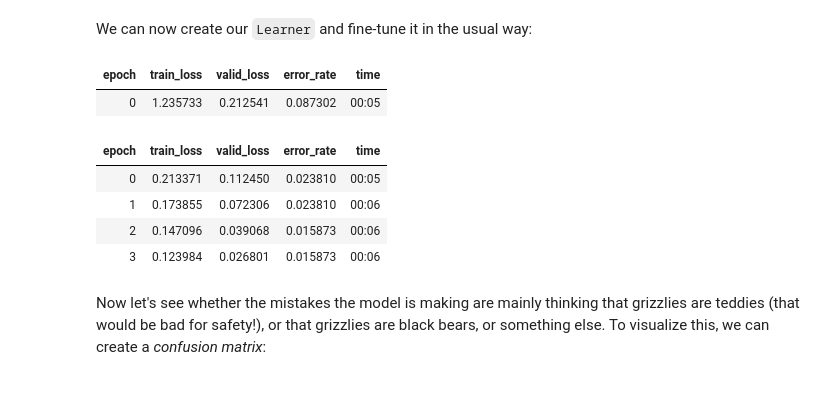
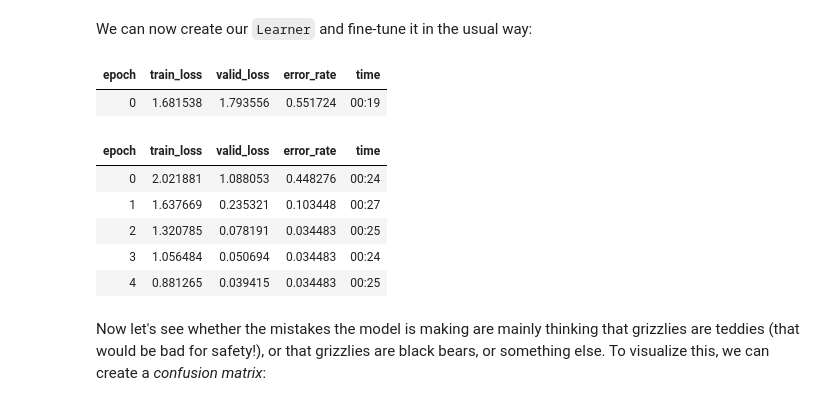
Before and after one commit to mail2venkie/fastbook, a Jupyter notebook: 02_production.ipynb, the cells around one changed output. Drawn from its saved outputs; the diff is of its cells as text; code cells hidden in the pictures.

```diff
--- a/02_production.ipynb
+++ b/02_production.ipynb
@@ -349,15 +357,16 @@ dls = bears.dataloaders(path)
 We can now create our `Learner` and fine-tune it in the usual way:
 # %%
 learn = vision_learner(dls, resnet18, metrics=error_rate)
-learn.fine_tune(4)
+learn.fine_tune(5)
 # %% [output]
 | epoch | train_loss | valid_loss | error_rate | time |
-| 0 | 1.235733 | 0.212541 | 0.087302 | 00:05 |
+| 0 | 1.681538 | 1.793556 | 0.551724 | 00:19 |
 | epoch | train_loss | valid_loss | error_rate | time |
-| 0 | 0.213371 | 0.112450 | 0.023810 | 00:05 |
-| 1 | 0.173855 | 0.072306 | 0.023810 | 00:06 |
-| 2 | 0.147096 | 0.039068 | 0.015873 | 00:06 |
-| 3 | 0.123984 | 0.026801 | 0.015873 | 00:06 |
+| 0 | 2.021881 | 1.088053 | 0.448276 | 00:24 |
+| 1 | 1.637669 | 0.235321 | 0.103448 | 00:27 |
+| 2 | 1.320785 | 0.078191 | 0.034483 | 00:25 |
+| 3 | 1.056484 | 0.050694 | 0.034483 | 00:24 |
+| 4 | 0.881265 | 0.039415 | 0.034483 | 00:25 |
 # %% [markdown]
 Now let's see whether the mistakes the model is making are mainly thinking that grizzlies are teddies (that would be bad for safety!), or that grizzlies are black bears, or something else. To visualize this, we can create a *confusion matrix*:
 # %%
```
Also changed, not shown: parts of 15 cells of this notebook.
